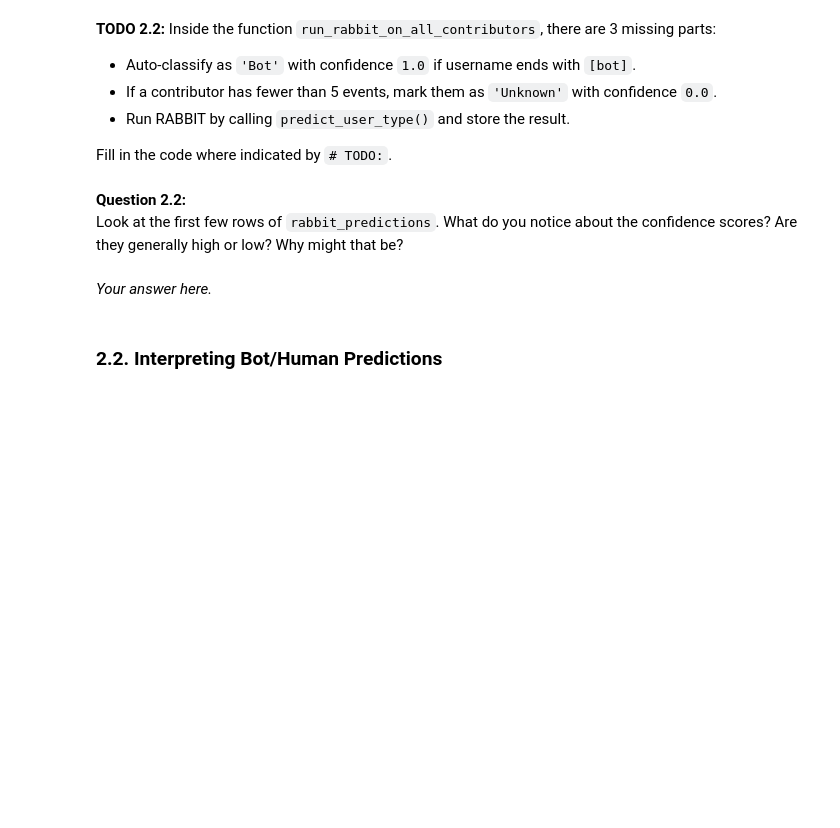
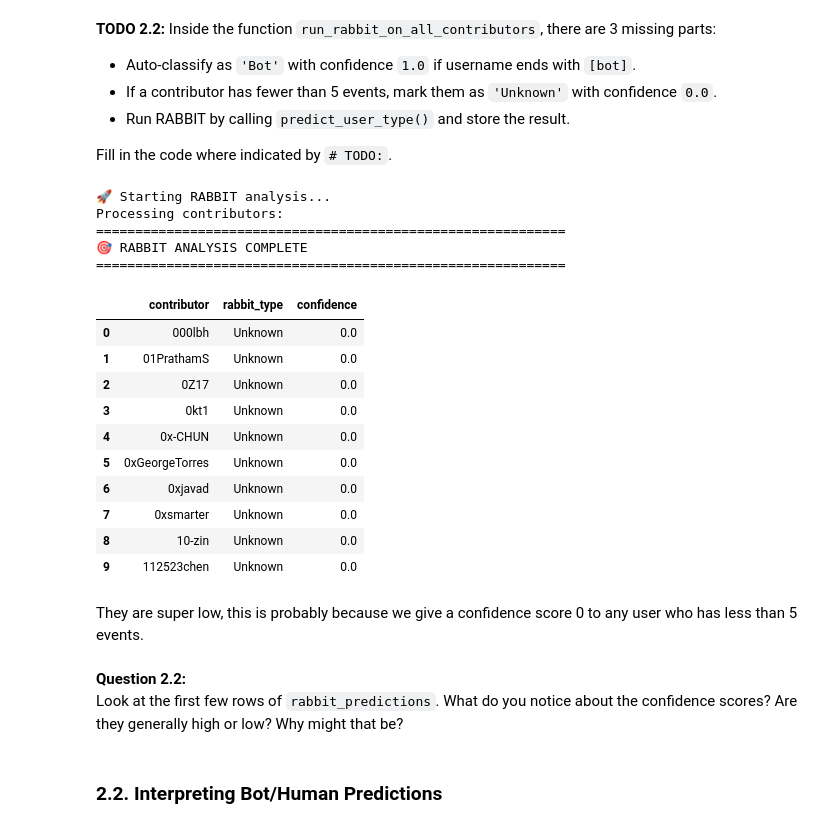
Before and after one commit to LeoMoulin/Software-Evolution-Practical-Bots, a Jupyter notebook: Bots-Template.ipynb, the cells around one changed output. Cells and saved outputs as stored; diff of their text form; code cells hidden in the pictures; blank space fills up the shorter version.

```diff
--- a/Bots-Template.ipynb
+++ b/Bots-Template.ipynb
@@ -573,7 +572,7 @@ def load_contributor_events(contributor_name):
 
         for ev in events:
             if isinstance(ev.get('created_at'), (int, float)):
-                dt = datetime.fromtimestamp(ev['created_at'] / 1000.0, tz=timezone.utc)
+                dt = datetime.datetime.fromtimestamp(ev['created_at'] / 1000.0, tz=timezone.utc)
                 ev['created_at'] = dt.strftime('%Y-%m-%dT%H:%M:%SZ')
 
         return events
@@ -620,44 +621,67 @@ def run_rabbit_on_all_contributors():
 
         # Auto-classify if username ends with [bot]
         if contributor.endswith('[bot]'):
-            # TODO: Append Bot result with confidence 1.0 and continue
-            # Your code here...
+            results.append({
+                "contributor" : contributor,
+                "rabbit_type" : "Bot",
+                "confidence" : 1.0
+            })
 
             continue
 
         # Load events
         events = load_contributor_events(contributor)
 
         if len(events) < 5:
-            # TODO: Append Unknown result with confidence 0.0 and continue
-            # Your code here...
+            results.append({
+                "contributor" : contributor,
+                "rabbit_type" : "Unknown",
+                "confidence" : 0.0
+            })
 
             continue
 
         # Run RABBIT prediction
         try:
             # TODO: Call predict_user_type() and append the result
             # Your code here...
-
+            pass
         except Exception as e:
             print(f"\n❌ Error processing {contributor}: {e}")
             results.append({
                 'contributor': contributor,
                 'rabbit_type': 'Error',
                 'confidence': 0.0
             })
 
     return pd.DataFrame(results)
 
 # Run the analysis (this may take a minute or two)
 rabbit_predictions = run_rabbit_on_all_contributors()
 
 print("\n" + "="*60)
 print("🎯 RABBIT ANALYSIS COMPLETE")
 print("="*60)
 display(rabbit_predictions.head(10))
+# %% [output]
+🚀 Starting RABBIT analysis...
+Processing contributors:
+============================================================
+🎯 RABBIT ANALYSIS COMPLETE
+============================================================
+|  | contributor | rabbit_type | confidence |
+| 0 | 000lbh | Unknown | 0.0 |
+| 1 | 01PrathamS | Unknown | 0.0 |
+| 2 | 0Z17 | Unknown | 0.0 |
+| 3 | 0kt1 | Unknown | 0.0 |
+| 4 | 0x-CHUN | Unknown | 0.0 |
+| 5 | 0xGeorgeTorres | Unknown | 0.0 |
+| 6 | 0xjavad | Unknown | 0.0 |
+| 7 | 0xsmarter | Unknown | 0.0 |
+| 8 | 10-zin | Unknown | 0.0 |
+| 9 | 112523chen | Unknown | 0.0 |
-# %% [markdown]
-**Question 2.2:**
-Look at the first few rows of `rabbit_predictions`. What do you notice about the confidence scores? Are they generally high or low? Why might that be?
 # %% [markdown]
-*Your answer here.*
+They are super low, this is probably because we give a confidence score 0 to any user who has less than 5 events.
+# %% [markdown]
+**Question 2.2:**
+Look at the first few rows of `rabbit_predictions`. What do you notice about the confidence scores? Are they generally high or low? Why might that be?
```
Also changed, not shown: parts of 17 cells of this notebook, 1 other file.
